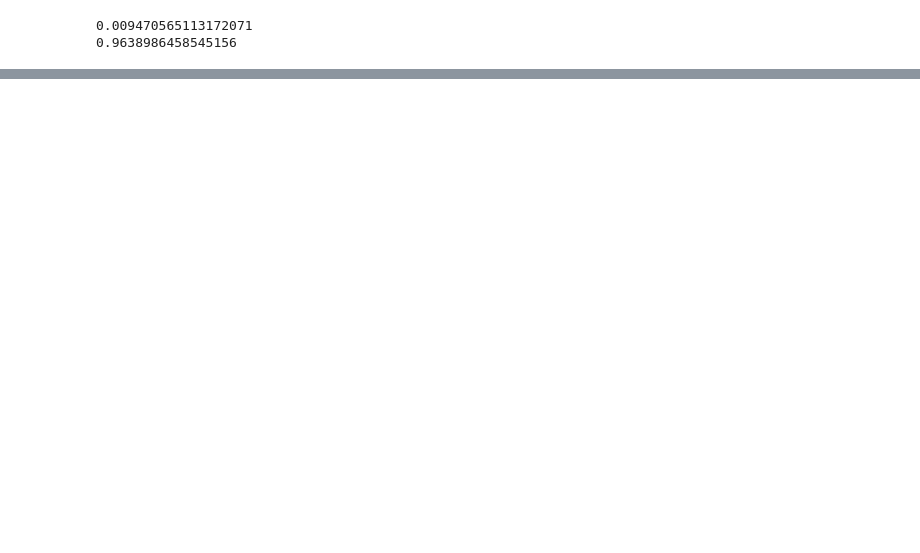
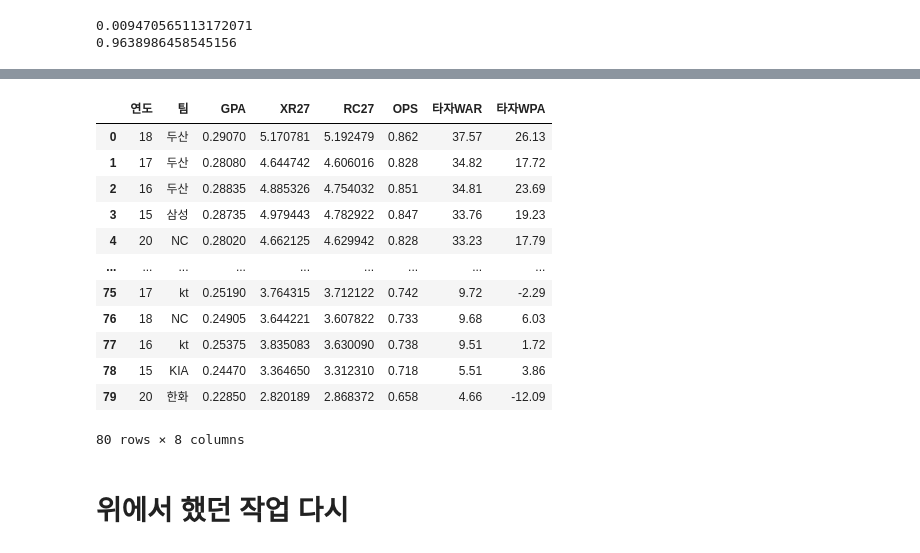
Before and after one commit to won4513/baseball, a Jupyter notebook: kbo/kbo.ipynb, the cells around one changed output, grey strips where cells are left out. Drawn from its saved outputs; the diff is of its cells as text; code cells hidden in the pictures; blank space fills up the shorter version.

```diff
--- a/kbo/kbo.ipynb
+++ b/kbo/kbo.ipynb
@@ -600,0 +617,3 @@ NC["투수PAR"] =
+# %%
+kbo_b2 = pd.read_csv('./kbo_타자2.csv', encoding = 'cp949')
+kbo_p_sbm = pd.read_csv('./kbo_투수_세이버.csv', encoding = 'cp949')
@@ -600,0 +682,18 @@ NC["투수PAR"] =
+# %%
+kbo_b_sbm
+# %% [output]
+|  | 연도 | 팀 | GPA | XR27 | RC27 | OPS | 타자WAR | 타자WPA |
+| 0 | 18 | 두산 | 0.29070 | 5.170781 | 5.192479 | 0.862 | 37.57 | 26.13 |
+| 1 | 17 | 두산 | 0.28080 | 4.644742 | 4.606016 | 0.828 | 34.82 | 17.72 |
+| 2 | 16 | 두산 | 0.28835 | 4.885326 | 4.754032 | 0.851 | 34.81 | 23.69 |
+| 3 | 15 | 삼성 | 0.28735 | 4.979443 | 4.782922 | 0.847 | 33.76 | 19.23 |
+| 4 | 20 | NC | 0.28020 | 4.662125 | 4.629942 | 0.828 | 33.23 | 17.79 |
+| ... | ... | ... | ... | ... | ... | ... | ... | ... |
+| 75 | 17 | kt | 0.25190 | 3.764315 | 3.712122 | 0.742 | 9.72 | -2.29 |
+| 76 | 18 | NC | 0.24905 | 3.644221 | 3.607822 | 0.733 | 9.68 | 6.03 |
+| 77 | 16 | kt | 0.25375 | 3.835083 | 3.630090 | 0.738 | 9.51 | 1.72 |
+| 78 | 15 | KIA | 0.24470 | 3.364650 | 3.312310 | 0.718 | 5.51 | 3.86 |
+| 79 | 20 | 한화 | 0.22850 | 2.820189 | 2.868372 | 0.658 | 4.66 | -12.09 |
+80 rows × 8 columns
+# %% [markdown]
+# 위에서 했던 작업 다시
```
Also changed, not shown: parts of 47 cells of this notebook, 3 other files.
